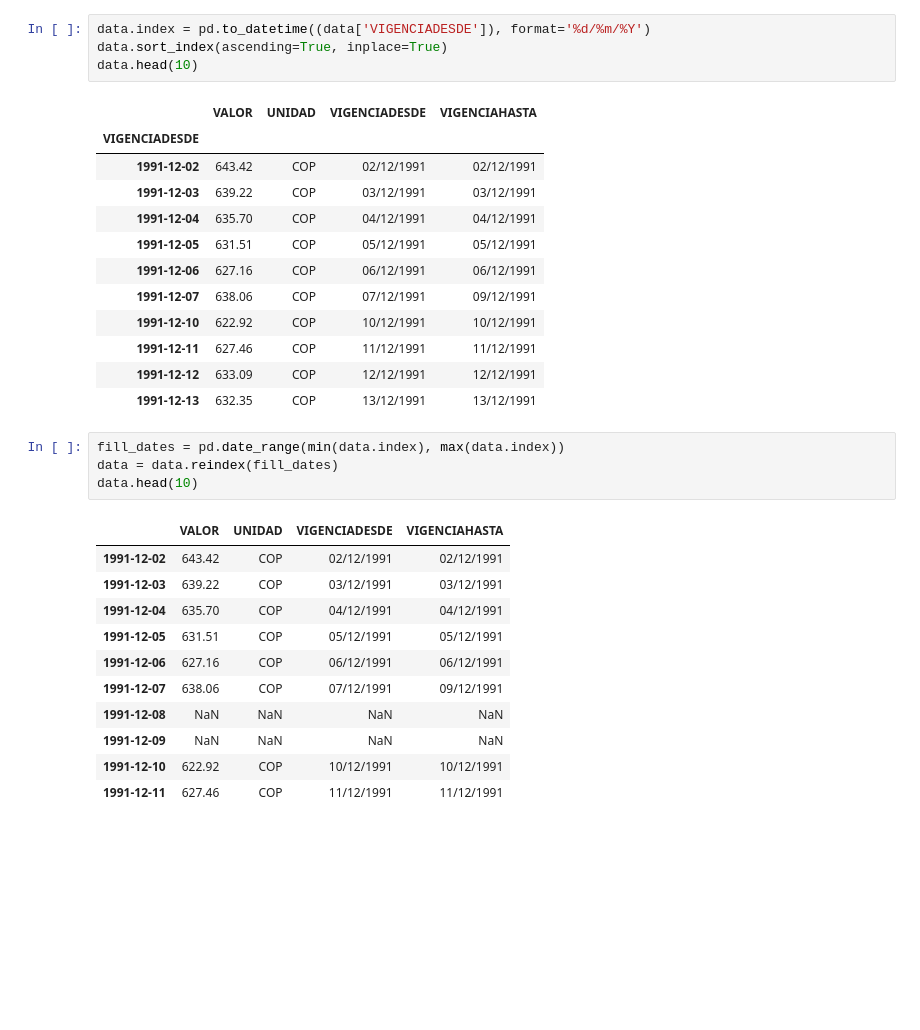
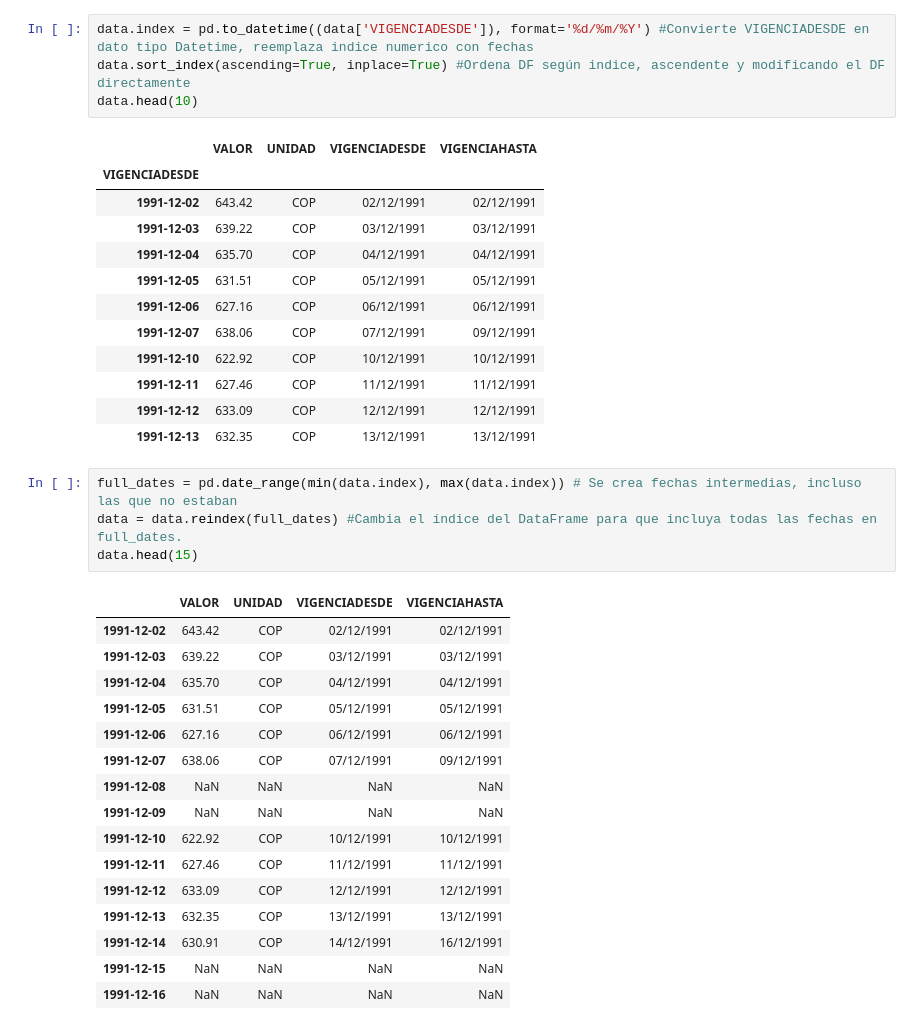
Before and after one commit to sergiolaverde0/fp_sub_IA, a Jupyter notebook: Trabajo_final_JARR_JAJE_SAL.ipynb, the cells around one changed output. Saved outputs shown, nothing was run; the diff lists cells and outputs as text; blank space fills up the shorter version.

```diff
--- a/Trabajo_final_JARR_JAJE_SAL.ipynb
+++ b/Trabajo_final_JARR_JAJE_SAL.ipynb
@@ -18,6 +120,6 @@ data.head()
 # %%
-data.index = pd.to_datetime((data['VIGENCIADESDE']), format='%d/%m/%Y')
-data.sort_index(ascending=True, inplace=True)
+data.index = pd.to_datetime((data['VIGENCIADESDE']), format='%d/%m/%Y') #Convierte VIGENCIADESDE en dato tipo Datetime, reemplaza indice numerico con fechas
+data.sort_index(ascending=True, inplace=True) #Ordena DF según indice, ascendente y modificando el DF directamente
 data.head(10)
 # %% [output]
 |  | VALOR | UNIDAD | VIGENCIADESDE | VIGENCIAHASTA |
@@ -33,18 +135,23 @@ data.head(10)
 | 1991-12-12 | 633.09 | COP | 12/12/1991 | 12/12/1991 |
 | 1991-12-13 | 632.35 | COP | 13/12/1991 | 13/12/1991 |
 # %%
-fill_dates = pd.date_range(min(data.index), max(data.index))
-data = data.reindex(fill_dates)
-data.head(10)
+full_dates = pd.date_range(min(data.index), max(data.index)) # Se crea fechas intermedias, incluso las que no estaban
+data = data.reindex(full_dates) #Cambia el índice del DataFrame para que incluya todas las fechas en full_dates.
+data.head(15)
 # %% [output]
 |  | VALOR | UNIDAD | VIGENCIADESDE | VIGENCIAHASTA |
 | 1991-12-02 | 643.42 | COP | 02/12/1991 | 02/12/1991 |
 | 1991-12-03 | 639.22 | COP | 03/12/1991 | 03/12/1991 |
 | 1991-12-04 | 635.70 | COP | 04/12/1991 | 04/12/1991 |
 | 1991-12-05 | 631.51 | COP | 05/12/1991 | 05/12/1991 |
 | 1991-12-06 | 627.16 | COP | 06/12/1991 | 06/12/1991 |
 | 1991-12-07 | 638.06 | COP | 07/12/1991 | 09/12/1991 |
 | 1991-12-08 | NaN | NaN | NaN | NaN |
 | 1991-12-09 | NaN | NaN | NaN | NaN |
 | 1991-12-10 | 622.92 | COP | 10/12/1991 | 10/12/1991 |
 | 1991-12-11 | 627.46 | COP | 11/12/1991 | 11/12/1991 |
+| 1991-12-12 | 633.09 | COP | 12/12/1991 | 12/12/1991 |
+| 1991-12-13 | 632.35 | COP | 13/12/1991 | 13/12/1991 |
+| 1991-12-14 | 630.91 | COP | 14/12/1991 | 16/12/1991 |
+| 1991-12-15 | NaN | NaN | NaN | NaN |
+| 1991-12-16 | NaN | NaN | NaN | NaN |
```
Also changed, not shown: parts of 18 cells of this notebook, 2 other files.
